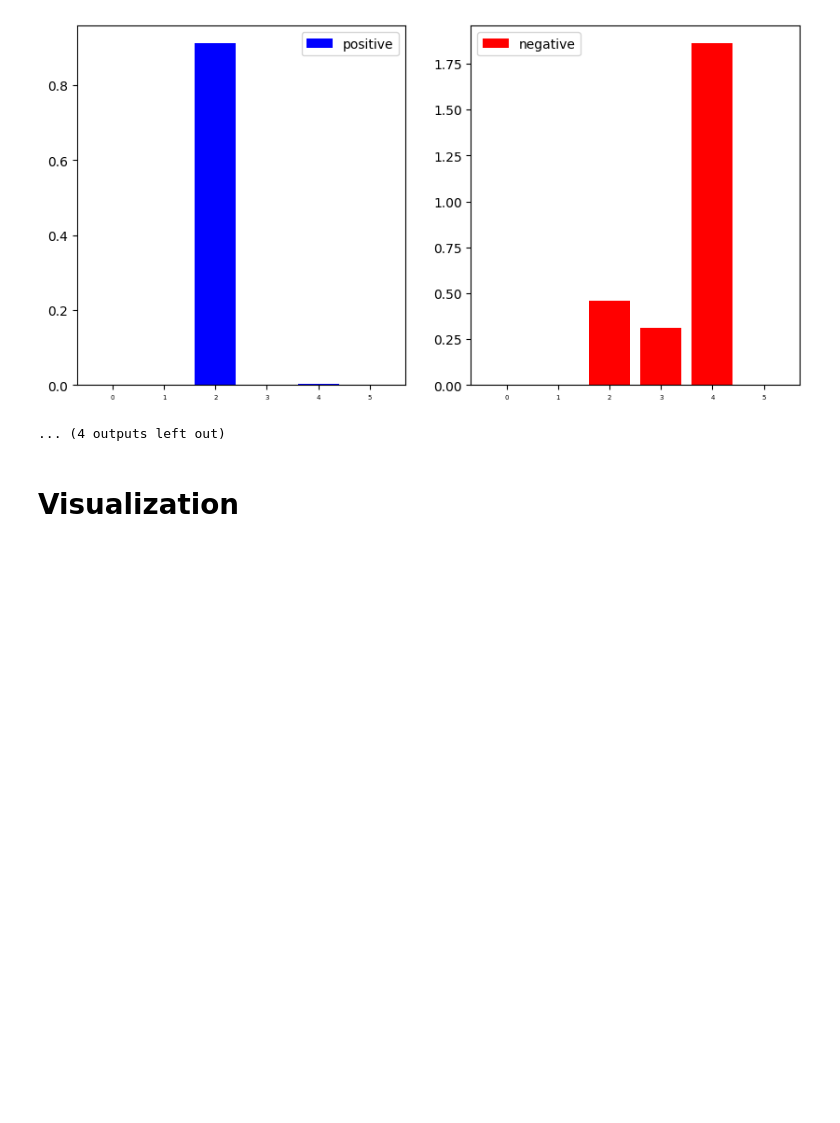
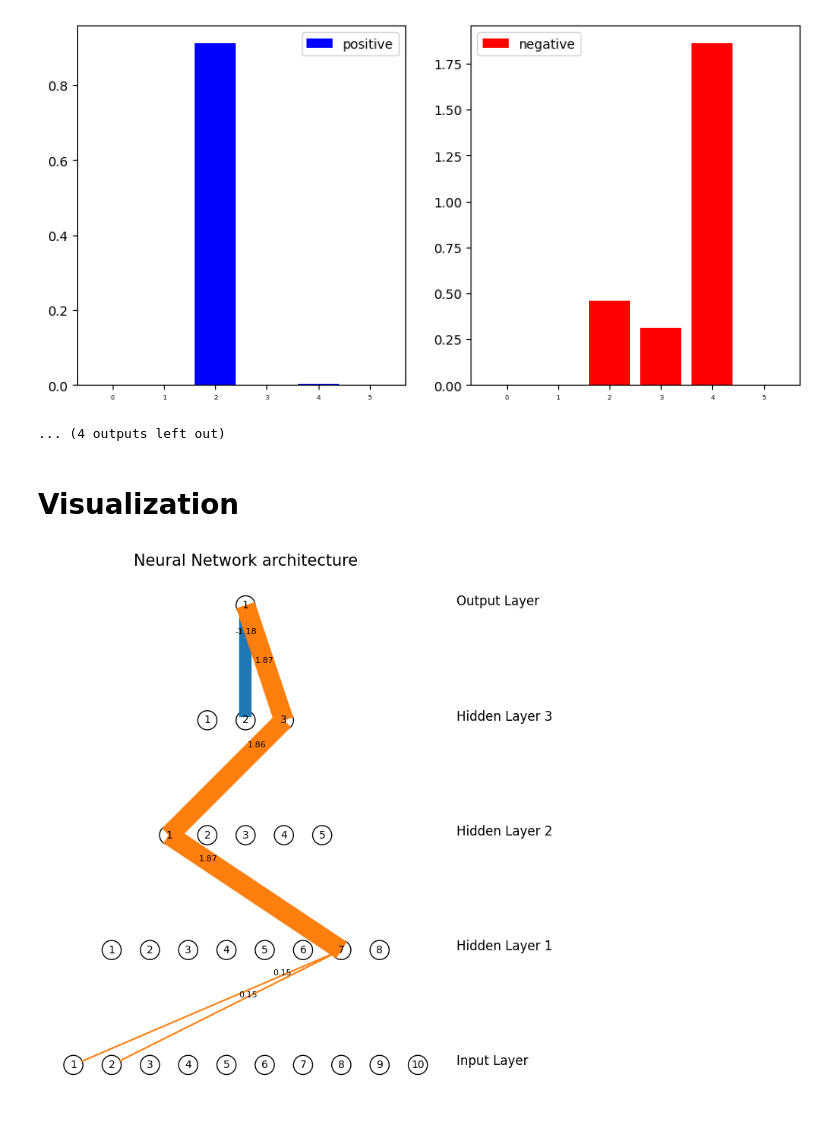
Before and after one commit to Aurelien-Stumpf-Mascles/ICM_internship, a Jupyter notebook: experiment_1/mlp_distribution_synthetic.ipynb, the cells around one changed output. Cells and saved outputs as stored; diff of their text form; code cells hidden in the pictures; blank space fills up the shorter version.

```diff
--- a/experiment_1/mlp_distribution_synthetic.ipynb
+++ b/experiment_1/mlp_distribution_synthetic.ipynb
@@ -77 +87,5 @@ Loss: 0.01844699911773205
 -------------------------
+# %%
+for layer in model.named_parameters():
+    print(layer[0])
+    print(layer[1].data.type())
@@ -78,5 +109,5 @@ Loss: 0.01844699911773205
 # %%
-layer_sizes_list = [10, 5, 5, 3, 1]
+layer_sizes_list = [10, 8, 5, 3, 1]
 
 def f(x):
     return x
@@ -86,8 +117,8 @@ device = torch.device('cuda' if torch.cuda.is_available() else 'cpu')
 model.to(device)
 criterion = torch.nn.MSELoss()
 optimizer = torch.optim.Adam(model.parameters(), lr=0.1, weight_decay=0.1)
-scheduler = torch.optim.lr_scheduler.ReduceLROnPlateau(optimizer, 'min', patience=30, verbose=True, factor=0.5)
-training.train_model_degree(model, trainloader, testloader, device, criterion, 300, optimizer, scheduler=scheduler, degree_threshold = 1)
+scheduler = torch.optim.lr_scheduler.ReduceLROnPlateau(optimizer, 'min', patience=20, verbose=True, factor=0.5)
+training.train_model_orthogonal(model, trainloader, testloader, device, criterion, 300, optimizer, scheduler=scheduler, degree_threshold = 1)
 # %% [output]
 Epoch 0
 lr:  0.1
@@ -336,3 +367,10 @@ def get_model_params(model):
         if "weight" in layer[0]:
             params.append(layer[1].cpu().detach().numpy().T)
     return params
+# %%
+l = get_model_params(model)
+network_structure = layer_sizes_list
+network=VisNN.DrawNN(network_structure, l, 0.1, 10)
+network.draw()
+# %% [output]
+[figure, added]
```
Also changed, not shown: parts of 12 cells of this notebook, 3 other files.
